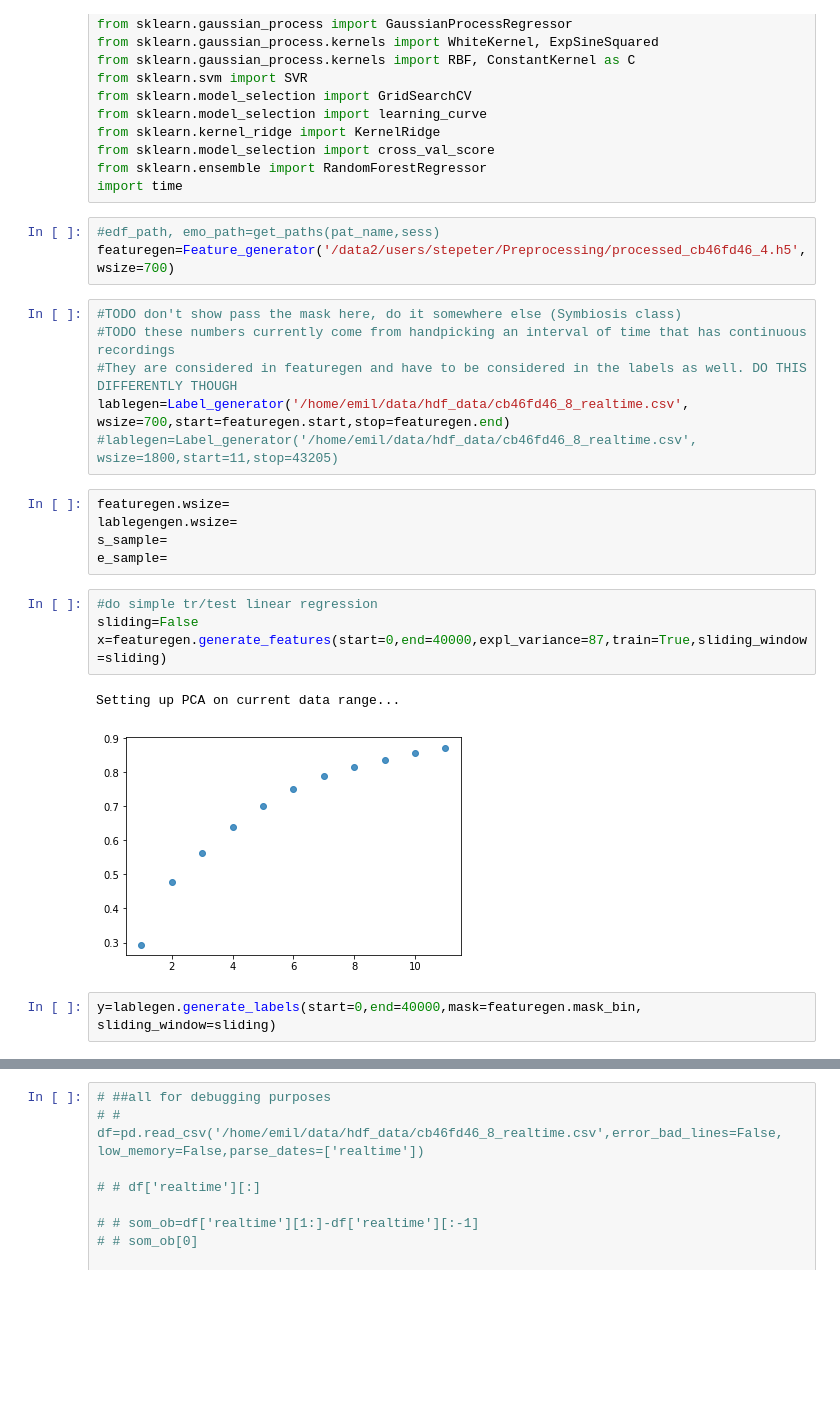
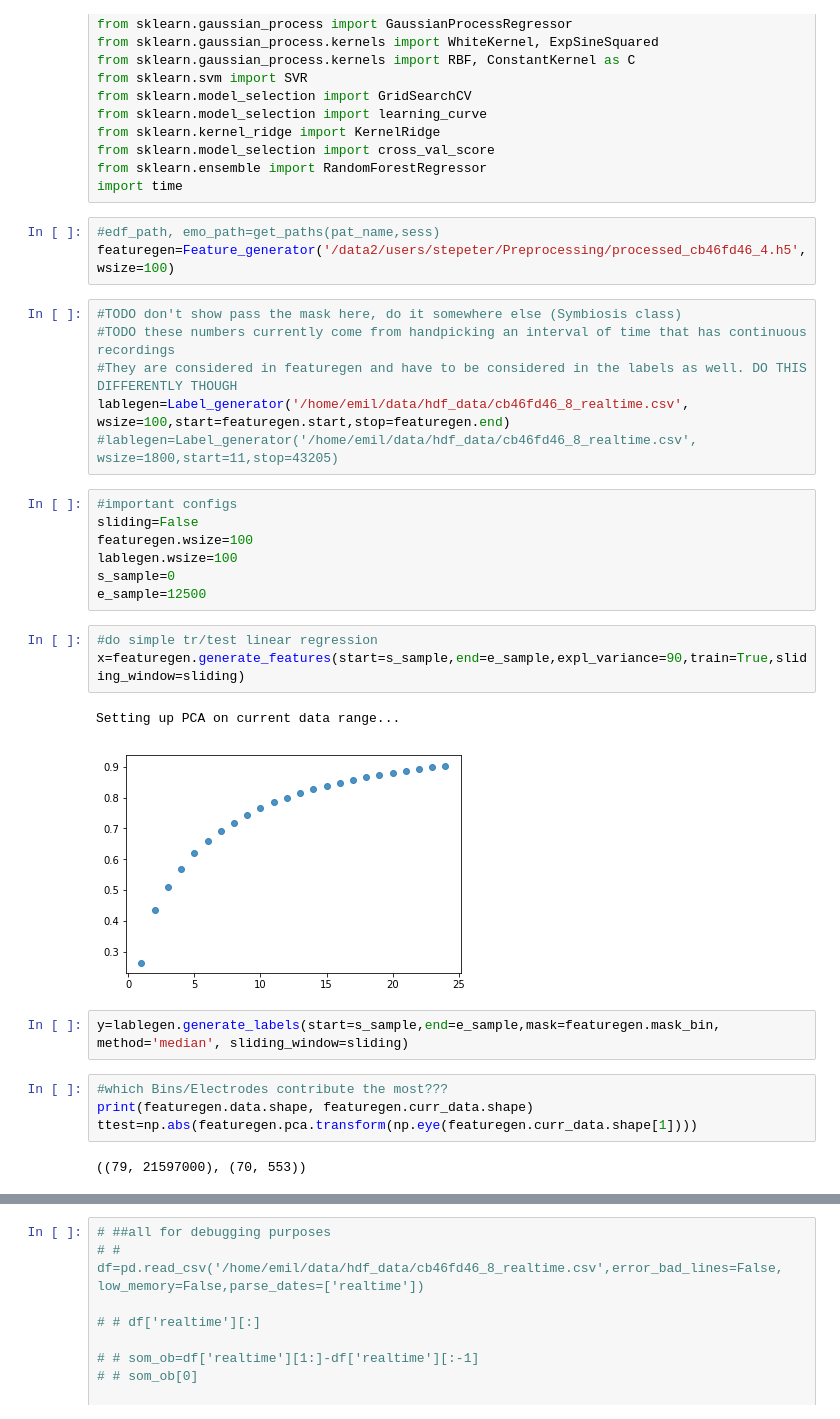
Before and after one commit to emilaz/EmoCog, a Jupyter notebook: EmoCog_Pipeline.ipynb, the cells around one changed output, grey strips where cells are left out. Cells and saved outputs as stored; diff of their text form; blank space fills up the shorter version.

Commit message:
add a whole bunch of plotting things

```diff
--- a/EmoCog_Pipeline.ipynb
+++ b/EmoCog_Pipeline.ipynb
@@ -29,24 +29,31 @@ from sklearn.ensemble import RandomForestRegressor
 import time
 # %%
 #edf_path, emo_path=get_paths(pat_name,sess)
-featuregen=Feature_generator('/data2/users/stepeter/Preprocessing/processed_cb46fd46_4.h5', wsize=700)
+featuregen=Feature_generator('/data2/users/stepeter/Preprocessing/processed_cb46fd46_4.h5', wsize=100)
 # %%
 #TODO don't show pass the mask here, do it somewhere else (Symbiosis class)
 #TODO these numbers currently come from handpicking an interval of time that has continuous recordings
 #They are considered in featuregen and have to be considered in the labels as well. DO THIS DIFFERENTLY THOUGH
-lablegen=Label_generator('/home/emil/data/hdf_data/cb46fd46_8_realtime.csv', wsize=700,start=featuregen.start,stop=featuregen.end)
+lablegen=Label_generator('/home/emil/data/hdf_data/cb46fd46_8_realtime.csv', wsize=100,start=featuregen.start,stop=featuregen.end)
 #lablegen=Label_generator('/home/emil/data/hdf_data/cb46fd46_8_realtime.csv', wsize=1800,start=11,stop=43205)
-# %%
-featuregen.wsize=
-lablegengen.wsize=
-s_sample=
-e_sample=
+# %%
+#important configs
+sliding=False
+featuregen.wsize=100
+lablegen.wsize=100
+s_sample=0
+e_sample=12500
 # %%
 #do simple tr/test linear regression
-sliding=False
-x=featuregen.generate_features(start=0,end=40000,expl_variance=87,train=True,sliding_window=sliding)
+x=featuregen.generate_features(start=s_sample,end=e_sample,expl_variance=90,train=True,sliding_window=sliding)
 # %% [output]
 Setting up PCA on current data range...
-[figure, old version]
+[figure, new version]
 # %%
-y=lablegen.generate_labels(start=0,end=40000,mask=featuregen.mask_bin, sliding_window=sliding)
+y=lablegen.generate_labels(start=s_sample,end=e_sample,mask=featuregen.mask_bin, method='median', sliding_window=sliding)
+# %%
+#which Bins/Electrodes contribute the most???
+print(featuregen.data.shape, featuregen.curr_data.shape)
+ttest=np.abs(featuregen.pca.transform(np.eye(featuregen.curr_data.shape[1])))
+# %% [output]
+((79, 21597000), (70, 553))
```
Also changed, not shown: parts of 22 cells of this notebook, 2 other files.
